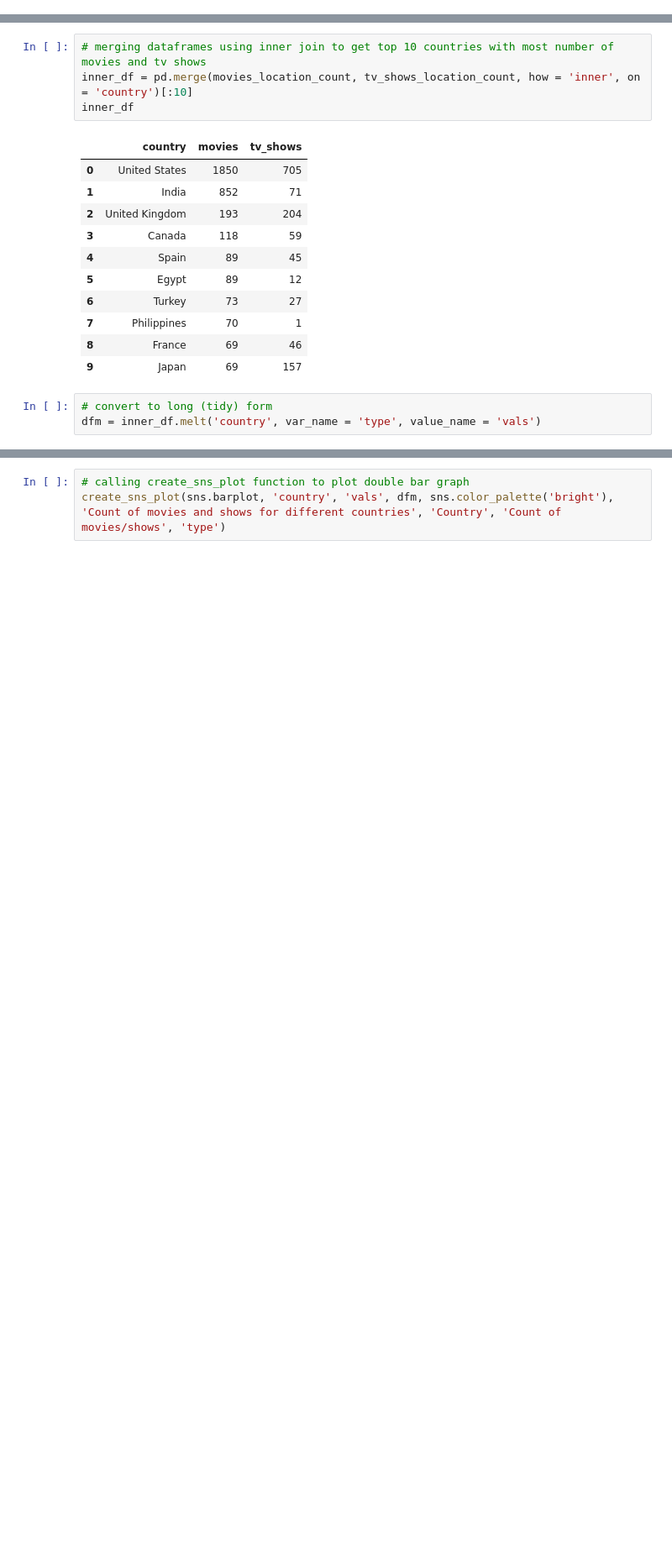
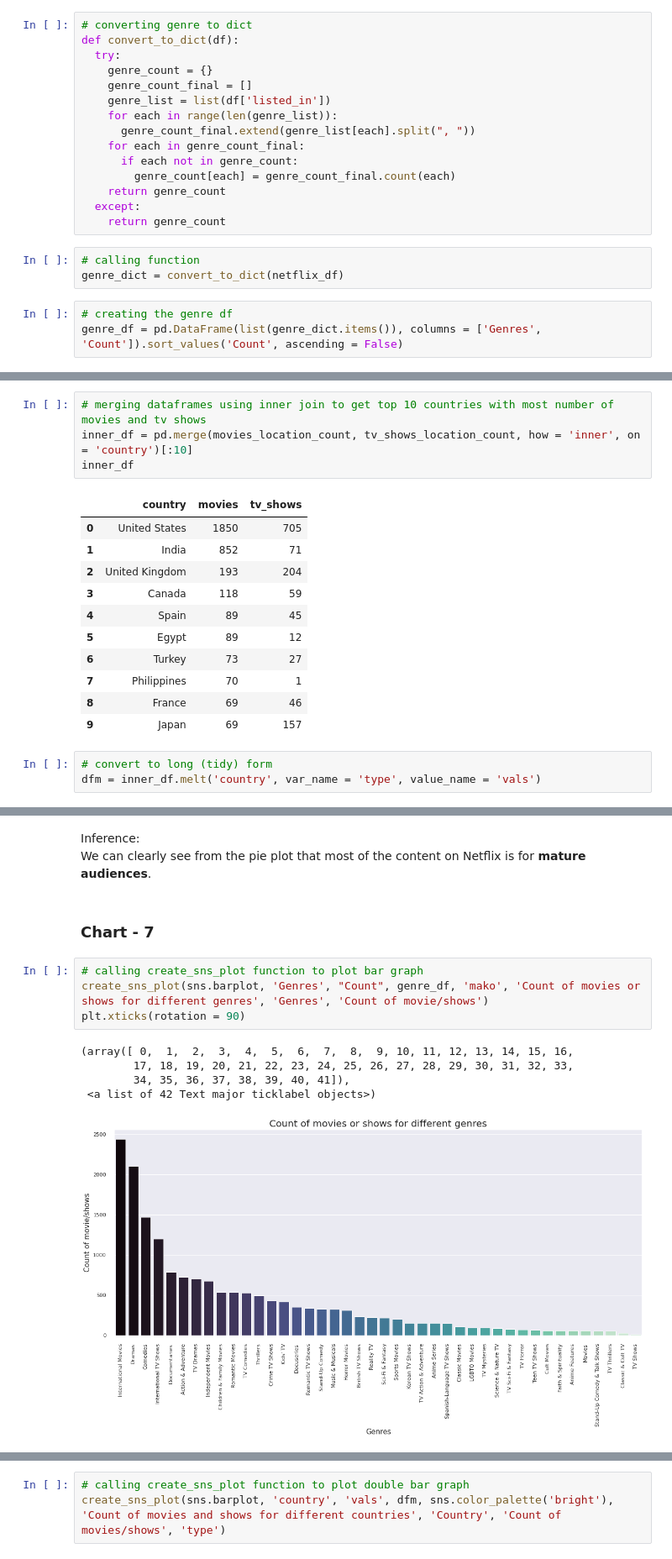
Before and after one commit to codeboy47/Netflix-movies-and-tv-shows-clustering, a Jupyter notebook: Individual_Notebook.ipynb, the cells around one changed output, grey strips where cells are left out. Shown at 84% size. Saved outputs shown, nothing was run; the diff lists cells and outputs as text; blank space fills up the shorter version.

```diff
--- a/Individual_Notebook.ipynb
+++ b/Individual_Notebook.ipynb
@@ -275,0 +337,21 @@ Inference:
+# %%
+# converting genre to dict
+def convert_to_dict(df):
+  try:
+    genre_count = {}
+    genre_count_final = []
+    genre_list = list(df['listed_in'])
+    for each in range(len(genre_list)):
+      genre_count_final.extend(genre_list[each].split(", "))
+    for each in genre_count_final:
+      if each not in genre_count:
+        genre_count[each] = genre_count_final.count(each)
+    return genre_count
+  except:
+    return genre_count
+# %%
+# calling function
+genre_dict = convert_to_dict(netflix_df)
+# %%
+# creating the genre df
+genre_df = pd.DataFrame(list(genre_dict.items()), columns = ['Genres', 'Count']).sort_values('Count', ascending = False)
@@ -344,0 +582,15 @@ dfm = inner_df.melt('country', var_name = 'type', value_name = 'vals')
+# %% [markdown]
+Inference: <br>
+We can clearly see from the pie plot that most of the content on Netflix is for **mature audiences**.
+# %% [markdown]
+### Chart - 7
+# %%
+# calling create_sns_plot function to plot bar graph
+create_sns_plot(sns.barplot, 'Genres', "Count", genre_df, 'mako', 'Count of movies or shows for different genres', 'Genres', 'Count of movie/shows')
+plt.xticks(rotation = 90)
+# %% [output]
+(array([ 0,  1,  2,  3,  4,  5,  6,  7,  8,  9, 10, 11, 12, 13, 14, 15, 16,
+        17, 18, 19, 20, 21, 22, 23, 24, 25, 26, 27, 28, 29, 30, 31, 32, 33,
+        34, 35, 36, 37, 38, 39, 40, 41]),
+ <a list of 42 Text major ticklabel objects>)
+[figure, added]
```
Also changed, not shown: parts of 141 cells of this notebook.
